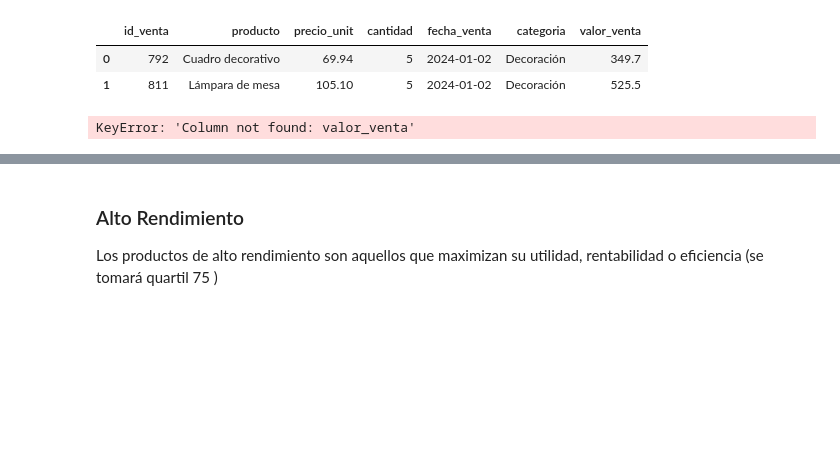
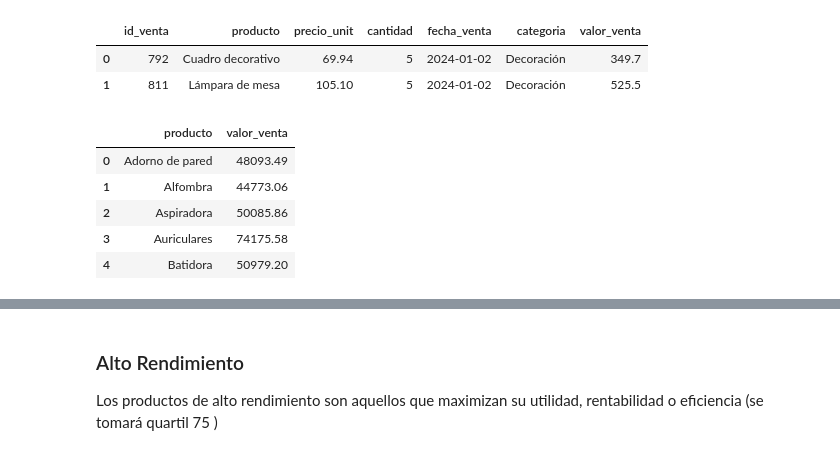
Before and after one commit to alex-degarate/TT-2C2025-Data-Analitycs-Notebooks, a Jupyter notebook: PreEntrega/PE-alex-16Oct-2.ipynb, the cells around one changed output, grey strips where cells are left out. Cells and saved outputs as stored; diff of their text form; code cells hidden in the pictures; blank space fills up the shorter version.

```diff
--- a/PreEntrega/PE-alex-16Oct-2.ipynb
+++ b/PreEntrega/PE-alex-16Oct-2.ipynb
@@ -734,11 +734,16 @@ df_ventas_final.head(2)
 # %%
 # Agregación:
 # Agrupar valor_venta por producto
 # Sumamos las ventas dentro de cada grupo
-tabla_ventas = (df_ventas.groupby("producto", as_index=False)["valor_venta"].sum())
+tabla_ventas = (df_ventas_final.groupby("producto", as_index=False)["valor_venta"].sum())
 tabla_ventas.head()
 # %% [output]
-KeyError: 'Column not found: valor_venta'
+|  | producto | valor_venta |
+| 0 | Adorno de pared | 48093.49 |
+| 1 | Alfombra | 44773.06 |
+| 2 | Aspiradora | 50085.86 |
+| 3 | Auriculares | 74175.58 |
+| 4 | Batidora | 50979.20 |
 # %%
 # Usemos describe para analizar algunos valores del dataframe resultante
 tabla_ventas.describe()
```
Also changed, not shown: parts of 10 cells of this notebook.
